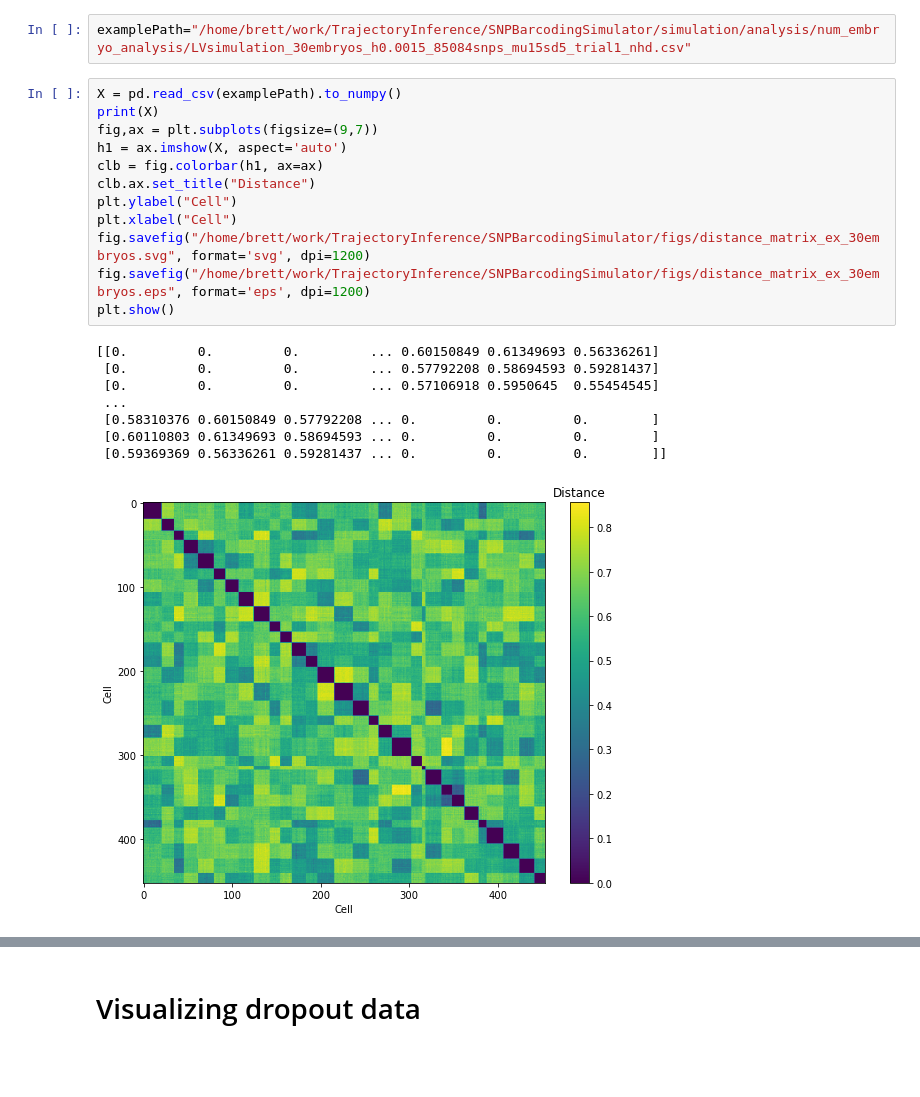
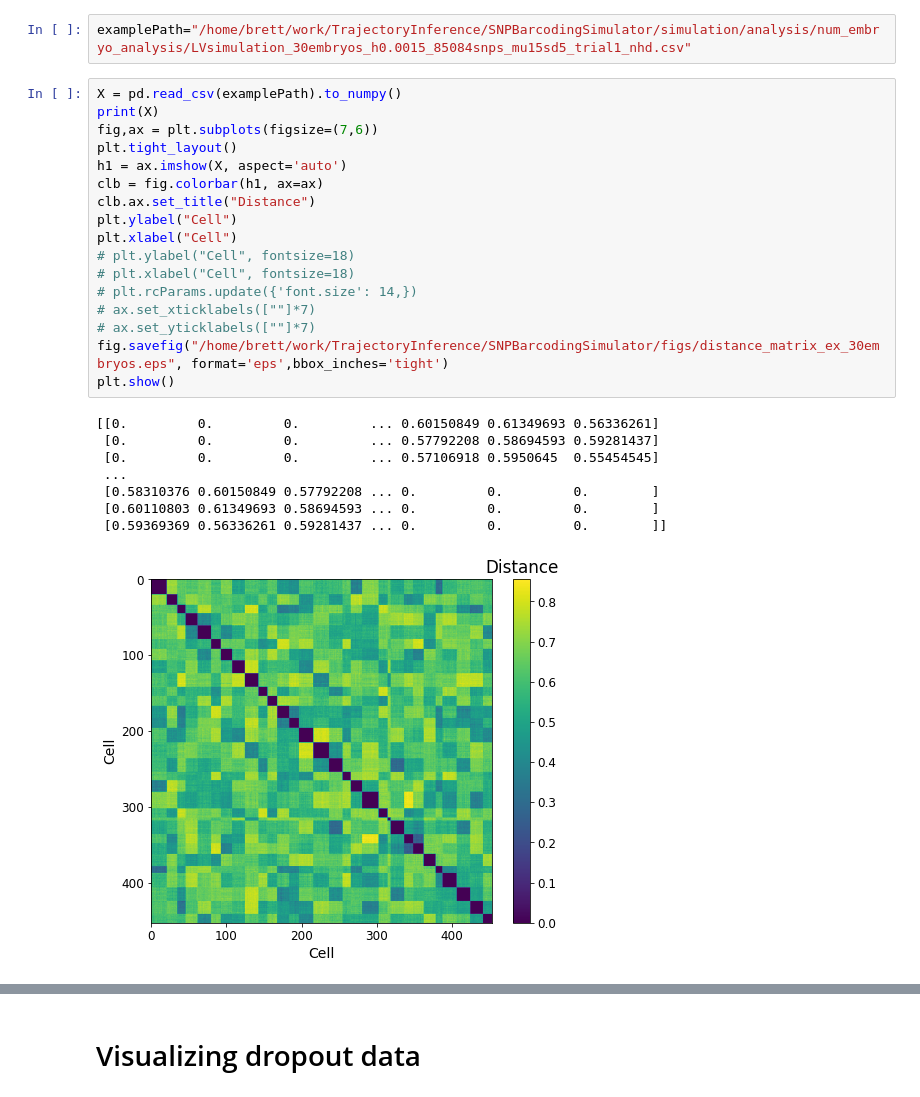
Before and after one commit to bkiyota/SNPBarcodingSimulator, a Jupyter notebook: scripts/clustering_accuracy_analysis.ipynb, the cells around one changed output, grey strips where cells are left out. Cells and saved outputs as stored; diff of their text form; blank space fills up the shorter version.

```diff
--- a/scripts/clustering_accuracy_analysis.ipynb
+++ b/scripts/clustering_accuracy_analysis.ipynb
@@ -209,21 +212,26 @@ examplePath="/home/brett/work/TrajectoryInference/SNPBarcodingSimulator/simulati
 # %%
 X = pd.read_csv(examplePath).to_numpy()
 print(X)
-fig,ax = plt.subplots(figsize=(9,7))
+fig,ax = plt.subplots(figsize=(7,6))
+plt.tight_layout()
 h1 = ax.imshow(X, aspect='auto')
 clb = fig.colorbar(h1, ax=ax)
 clb.ax.set_title("Distance")
 plt.ylabel("Cell")
 plt.xlabel("Cell")
-fig.savefig("/home/brett/work/TrajectoryInference/SNPBarcodingSimulator/figs/distance_matrix_ex_30embryos.svg", format='svg', dpi=1200)
-fig.savefig("/home/brett/work/TrajectoryInference/SNPBarcodingSimulator/figs/distance_matrix_ex_30embryos.eps", format='eps', dpi=1200)
+# plt.ylabel("Cell", fontsize=18)
+# plt.xlabel("Cell", fontsize=18)
+# plt.rcParams.update({'font.size': 14,})
+# ax.set_xticklabels([""]*7)
+# ax.set_yticklabels([""]*7)
+fig.savefig("/home/brett/work/TrajectoryInference/SNPBarcodingSimulator/figs/distance_matrix_ex_30embryos.eps", format='eps',bbox_inches='tight')
 plt.show()
 # %% [output]
 [[0.         0.         0.         ... 0.60150849 0.61349693 0.56336261]
  [0.         0.         0.         ... 0.57792208 0.58694593 0.59281437]
  [0.         0.         0.         ... 0.57106918 0.5950645  0.55454545]
  ...
  [0.58310376 0.60150849 0.57792208 ... 0.         0.         0.        ]
  [0.60110803 0.61349693 0.58694593 ... 0.         0.         0.        ]
  [0.59369369 0.56336261 0.59281437 ... 0.         0.         0.        ]]
-[figure, old version]
+[figure, new version]
```
Also changed, not shown: parts of 15 cells of this notebook, 4 other files.
